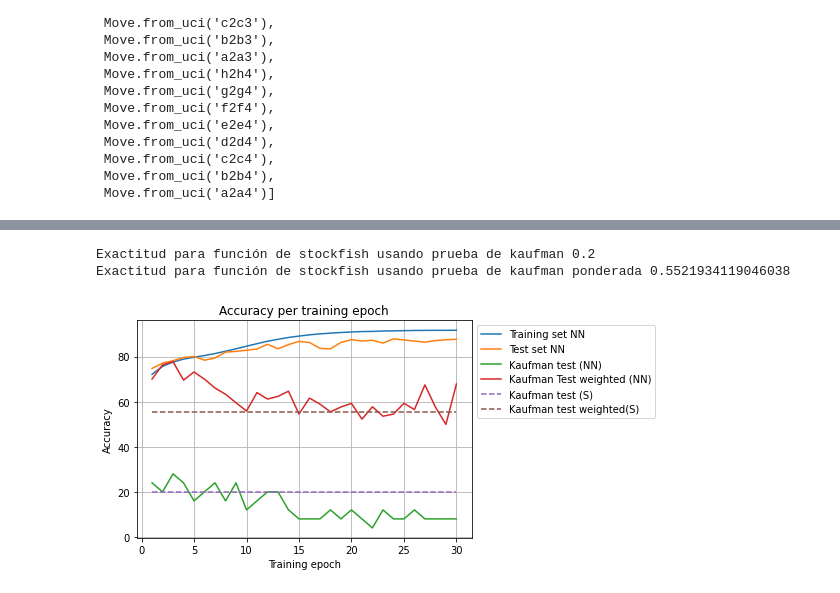
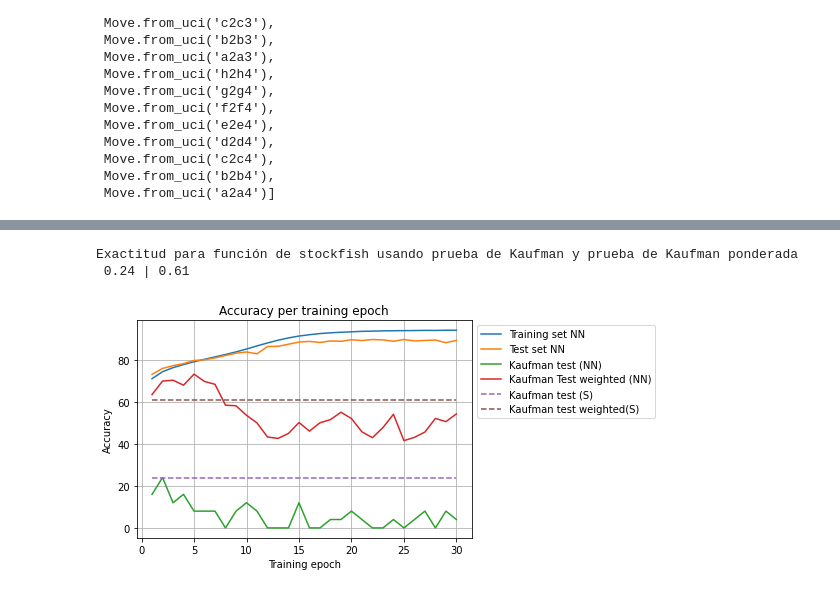
Before and after one commit to HectorJuarezL/chesslab-old, a Jupyter notebook: examples/AgentTestTorch.ipynb, the cells around one changed output, grey strips where cells are left out. Cells and saved outputs as stored; diff of their text form; code cells hidden in the pictures.

```diff
--- a/examples/AgentTestTorch.ipynb
+++ b/examples/AgentTestTorch.ipynb
@@ -204,7 +162,0 @@ id & Mejor & Pos. & Total & Peso & V.F.E & Pred. & V.F.E.
-# %%
-deepbot = agent('{}{}.pt'.format(base_name,3),model)
-acc,data = kaufman_test(deepbot,details=1)
-print('Accuracy: {:.0f}/25 = {}'.format(acc*25,acc))
-print('id & Mejor & Pos. & Total & Peso & V.F.E & Pred. & V.F.E. ')
-for i,(best_move,value,move_predicted,value_predicted,rank,tot,weight) in enumerate(data):
-    print('{:02d} & {} & {} & {} & {:.4f} & {:.4f} & {} & {:.4f}  \\\\'.format(i+1,best_move,rank,tot,weight,value,move_predicted,value_predicted))
@@ -229,7 +162,0 @@ id & Mejor & Pos. & Total & Peso & V.F.E & Pred. & V.F.E.
-# %%
-deepbot = agent('{}{}.pt'.format(base_name,30),model)
-acc,data = kaufman_test(deepbot,details=1)
-print('Accuracy: {:.0f}/25 = {}'.format(acc*25,acc))
-print('id & Mejor & Pos. & Total & Peso & V.F.E & Pred. & V.F.E. ')
-for i,(best_move,value,move_predicted,value_predicted,rank,tot,weight) in enumerate(data):
-    print('{:02d} & {} & {} & {} & {:.4f} & {:.4f} & {} & {:.4f}  \\\\'.format(i+1,best_move,rank,tot,weight,value,move_predicted,value_predicted))
@@ -276,11 +163,12 @@ pd.DataFrame(data,columns=["best_move","value","move_predicted","value_predicted
 # %%
-exact_acc = np.zeros(30)
-for i in range(1,30+1):
-    deepbot = agent('{}{}.pt'.format(base_name,i),model)
-    acc  = kaufman_test(deepbot,details=0)
+epochs=30
+exact_acc = np.zeros(epochs)
+weighted_acc = np.zeros(epochs)
+for i in range(1,epochs+1):
+    deepbot = agent(model,base_name.format(i))
+    acc,acc_w,_  = kaufman_test(deepbot,details=1)
     exact_acc[i-1]=acc
-    print('Epoca: {}, accuracy: {}'.format(i,acc))
-
+    weighted_acc[i-1]=acc_w
 train_acc_model = np.array(deepbot.history['train']['acc'])
 test_acc_model = np.array(deepbot.history['test']['acc'])
 # %% [output]
@@ -329,32 +192,30 @@ Epoca: 30, accuracy: 0.6784718255928539
 # %%
 path = 'E:/database/stockfish_14.exe'
-deepbot = s_agent(path)
-ss = kaufman_test(deepbot)
-print("Exactitud para función de stockfish usando prueba de kaufman {}".format(ss))
-ssp  = kaufman_test(deepbot,details=3)
-print("Exactitud para función de stockfish usando prueba de kaufman ponderada {}".format(ssp))
+stockfish = s_agent(path)
+ss,ssp,_  = kaufman_test(stockfish,details=1)
+print("Exactitud para función de stockfish usando prueba de Kaufman y prueba de Kaufman ponderada\n {} | {:.2f}".format(ss,ssp))
 ss = np.repeat(ss,30)
 ssp = np.repeat(ssp,30)
 # %% [output]
-Exactitud para función de stockfish usando prueba de kaufman 0.2
-Exactitud para función de stockfish usando prueba de kaufman ponderada 0.5521934119046038
+Exactitud para función de stockfish usando prueba de Kaufman y prueba de Kaufman ponderada
+ 0.24 | 0.61
 # %%
 x = np.arange(30)+1
 plt.plot(x,train_acc_model*100)
 plt.plot(x,test_acc_model*100)
 plt.plot(x,exact_acc*100)
-plt.plot(x,valuable_acc*100)
+plt.plot(x,weighted_acc*100)
 plt.plot(x,ss*100,linestyle='dashed')
 plt.plot(x,ssp*100,linestyle='dashed')
 plt.title('Accuracy per training epoch')
 plt.xlabel('Training epoch')
 plt.ylabel('Accuracy')
 plt.legend(['Training set NN','Test set NN','Kaufman test (NN)','Kaufman Test weighted (NN)','Kaufman test (S)','Kaufman test weighted(S)'],bbox_to_anchor=(1, 1),loc=2)
 plt.grid()
 plt.savefig('grafica.png',bbox_inches="tight")
 plt.show()
 # %% [output]
-[figure, old version]
+[figure, new version]
 # %%
 print('Epoca & Conjunto de & Conjunto & Prueba & Prueba de \\\\')
 print(' & entrenamiento & de prueba & de Kaufman & Kaufman ponderada \\\\')
```
Also changed, not shown: parts of 17 cells of this notebook, 8 other files.
